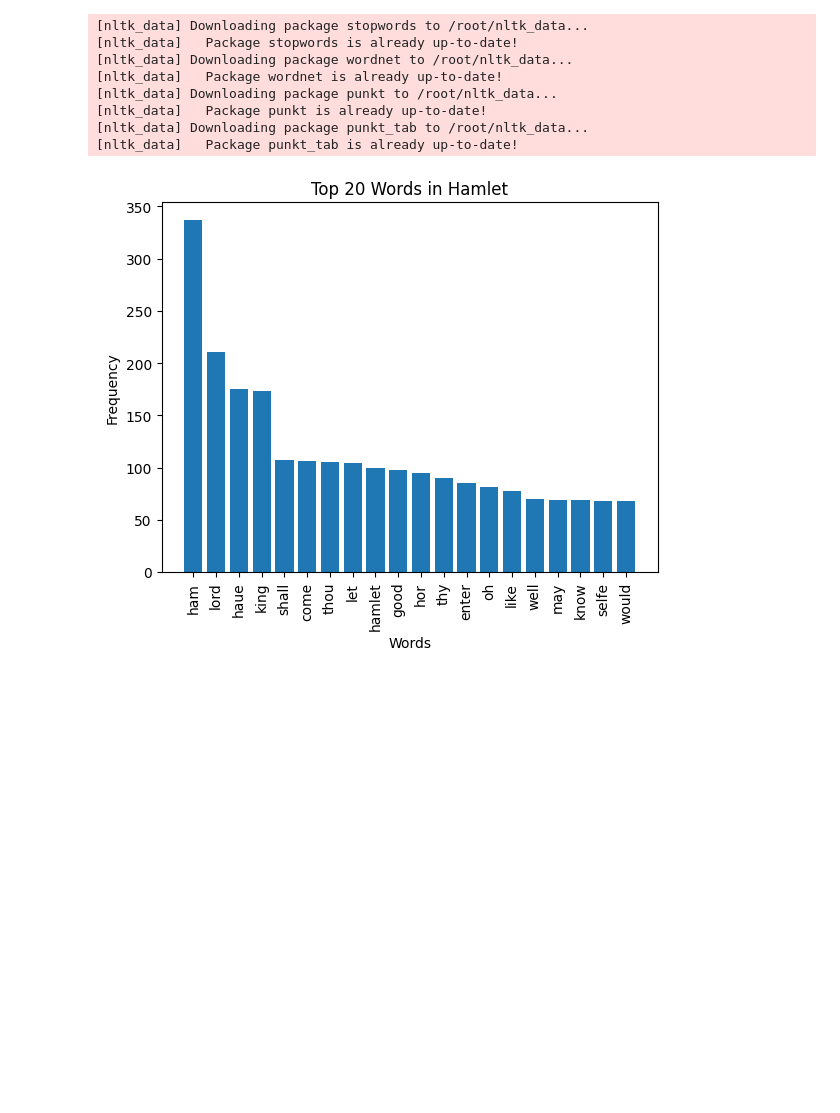
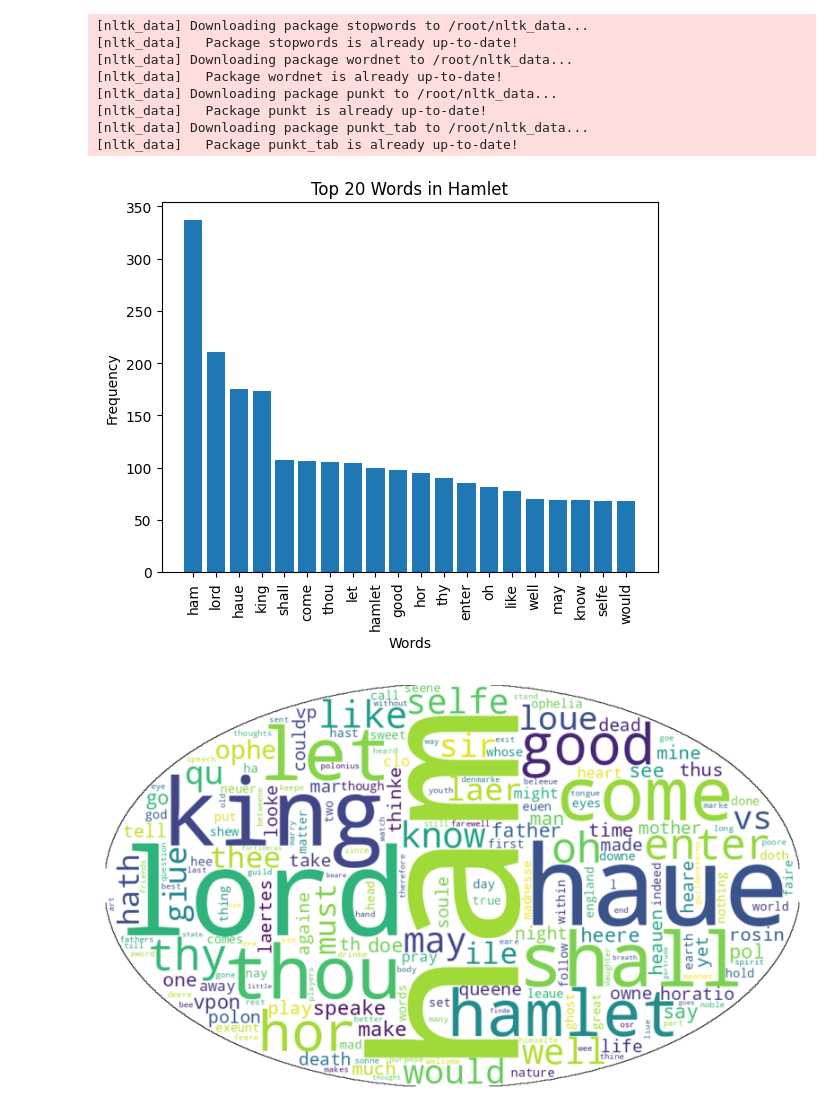
Before and after one commit to dusandraq/Machine-Learning-Homework, a Jupyter notebook: HW6.ipynb, the cells around one changed output. Drawn from its saved outputs; the diff is of its cells as text; code cells hidden in the pictures; blank space fills up the shorter version.

```diff
--- a/HW6.ipynb
+++ b/HW6.ipynb
@@ -1,11 +1,13 @@
 # %% [markdown]
 <a href="https://colab.research.google.com/github/dusandraq/Machine-Learning-Homework/blob/main/HW6.ipynb" target="_parent"><img src="https://colab.research.google.com/assets/colab-badge.svg" alt="Open In Colab"/></a>
 # %%
+from numpy import imag
 import nltk
 import requests
 from textblob import TextBlob
 import matplotlib.pyplot as plt
-
+import imageio
+from wordcloud import WordCloud
 
 #Download nltk resources
 nltk.download('stopwords')
@@ -18,30 +20,47 @@ target_URL = 'https://www.gutenberg.org/files/2265/2265-0.txt' # Corrected URL
 response = requests.get(target_URL)
 data = response.text
 
 #Create Blob
 blob = TextBlob(data)
 stopWords = nltk.corpus.stopwords.words('english')
 
 #Cleaning text
 cleanWords = [word.lower() for word in blob.words if word.isalpha() and word.lower() not in stopWords]
 
 #Frequency Distribution and top 20 words from clean text
 fDistribution = nltk.FreqDist(cleanWords)
 top20 = fDistribution.most_common(20)
 words, counts = zip(*top20)
 plt.bar(words, counts)
 plt.xlabel('Words')
 plt.ylabel('Frequency')
 plt.title('Top 20 Words in Hamlet')
 plt.xticks(rotation=90)
 plt.show()
+
+image_file = "https://media.cheggcdn.com/media/216/21621ee5-e80f-47f3-9145-513f2229b390/phploeBuh.png"
+
+mask_image = imageio.v3.imread(image_file)
+
+wordcloud = WordCloud(
+    background_color = "white",
+    mask = mask_image,
+    contour_width = 1,
+    contour_color ="black"
+).generate_from_frequencies(fDistribution)
+
+plt.figure(figsize=(10,10))
+plt.imshow(wordcloud, interpolation='bilinear')
+plt.axis('off')
+plt.show()
 # %% [output]
 [nltk_data] Downloading package stopwords to /root/nltk_data...
 [nltk_data]   Package stopwords is already up-to-date!
 [nltk_data] Downloading package wordnet to /root/nltk_data...
 [nltk_data]   Package wordnet is already up-to-date!
 [nltk_data] Downloading package punkt to /root/nltk_data...
 [nltk_data]   Package punkt is already up-to-date!
 [nltk_data] Downloading package punkt_tab to /root/nltk_data...
 [nltk_data]   Package punkt_tab is already up-to-date!
 [figure]
+[figure, added]
```
